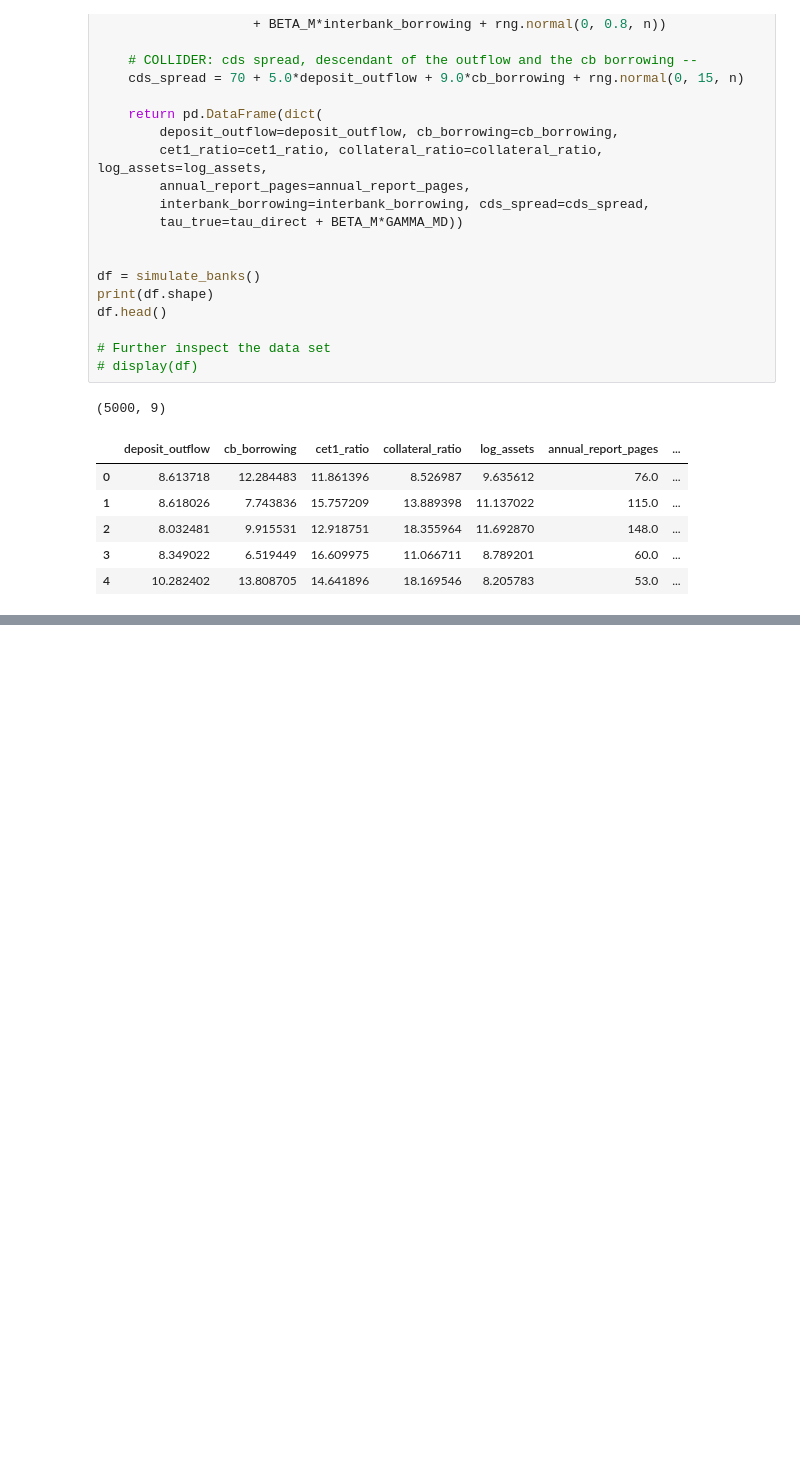
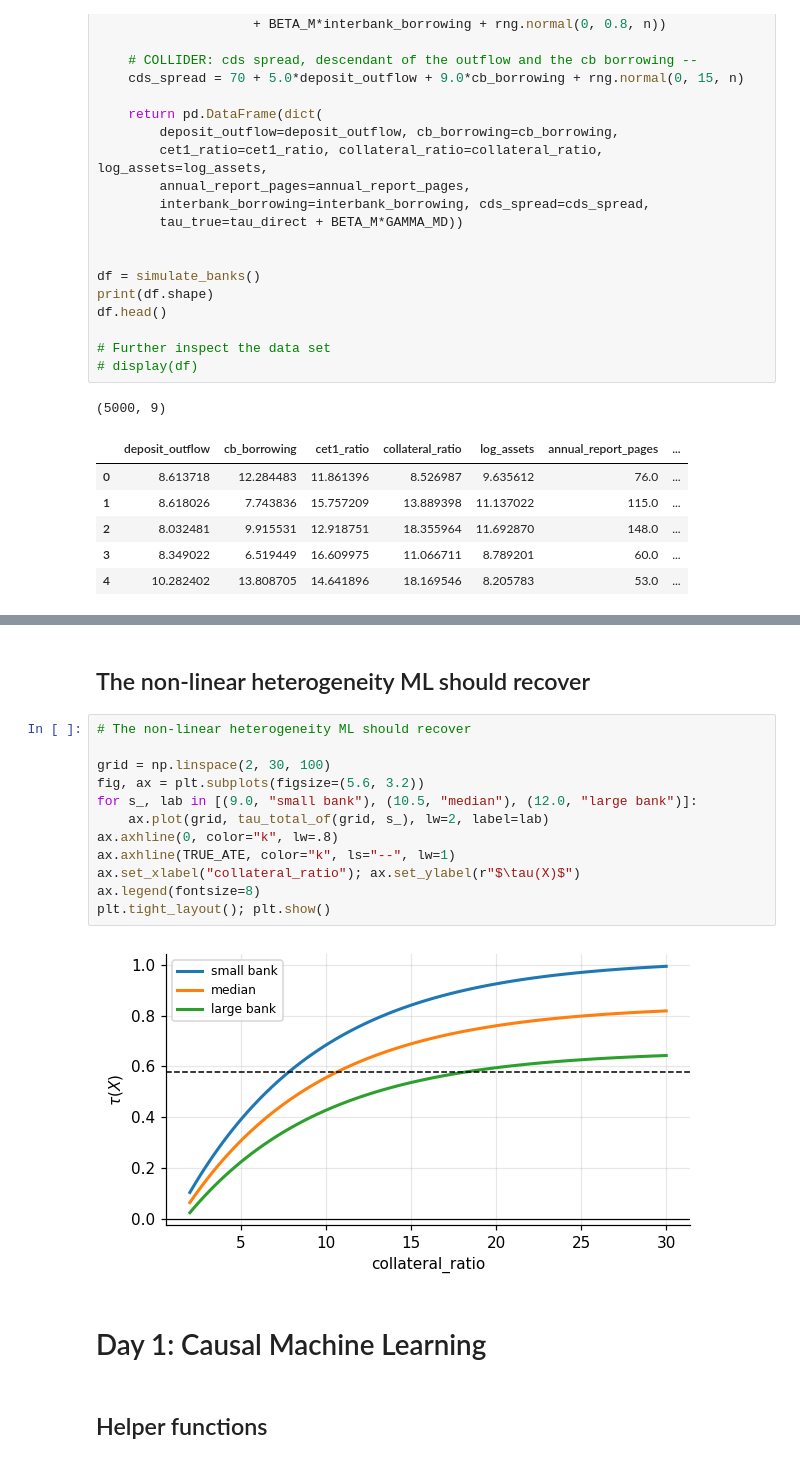
Before and after one commit to MLCoursesBBK/CEMLA_2026, a Jupyter notebook: Causal ML_Explainability.ipynb, the cells around one changed output, grey strips where cells are left out. Cells and saved outputs as stored; diff of their text form; blank space fills up the shorter version.

```diff
--- a/Causal ML_Explainability.ipynb
+++ b/Causal ML_Explainability.ipynb
@@ -451,0 +293,20 @@ shap.plots.heatmap(shap_values_xgb[:1000])
+# %% [markdown]
+## The non-linear heterogeneity ML should recover
+# %%
+# The non-linear heterogeneity ML should recover
+
+grid = np.linspace(2, 30, 100)
+fig, ax = plt.subplots(figsize=(5.6, 3.2))
+for s_, lab in [(9.0, "small bank"), (10.5, "median"), (12.0, "large bank")]:
+    ax.plot(grid, tau_total_of(grid, s_), lw=2, label=lab)
+ax.axhline(0, color="k", lw=.8)
+ax.axhline(TRUE_ATE, color="k", ls="--", lw=1)
+ax.set_xlabel("collateral_ratio"); ax.set_ylabel(r"$\tau(X)$")
+ax.legend(fontsize=8)
+plt.tight_layout(); plt.show()
+# %% [output]
+[figure, added]
+# %% [markdown]
+# Day 1: Causal Machine Learning
+# %% [markdown]
+## Helper functions
```
Also changed, not shown: parts of 69 cells of this notebook.
